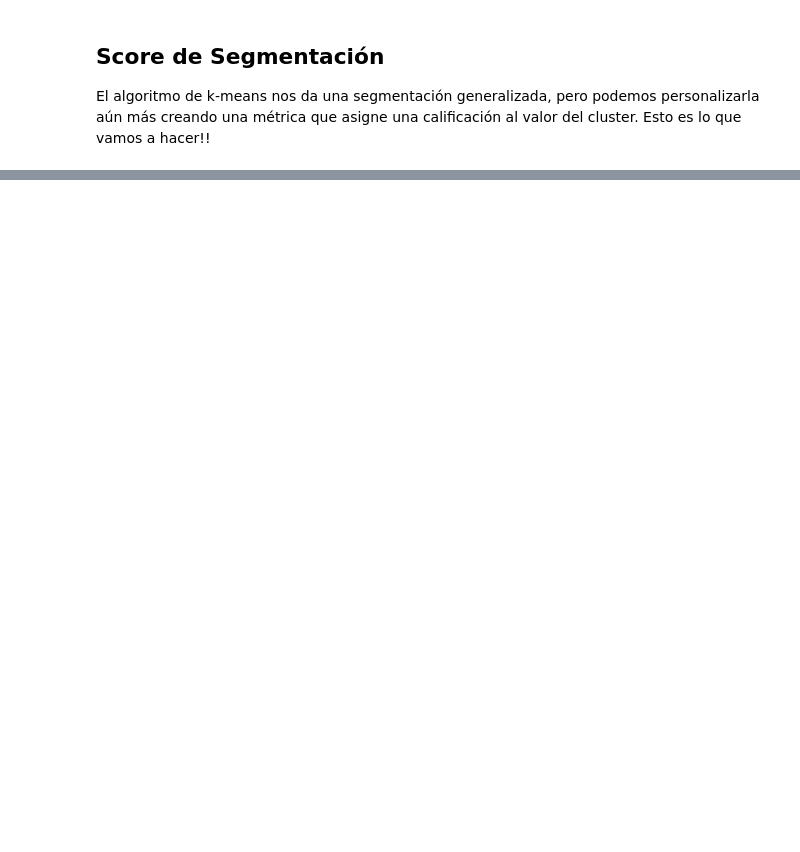
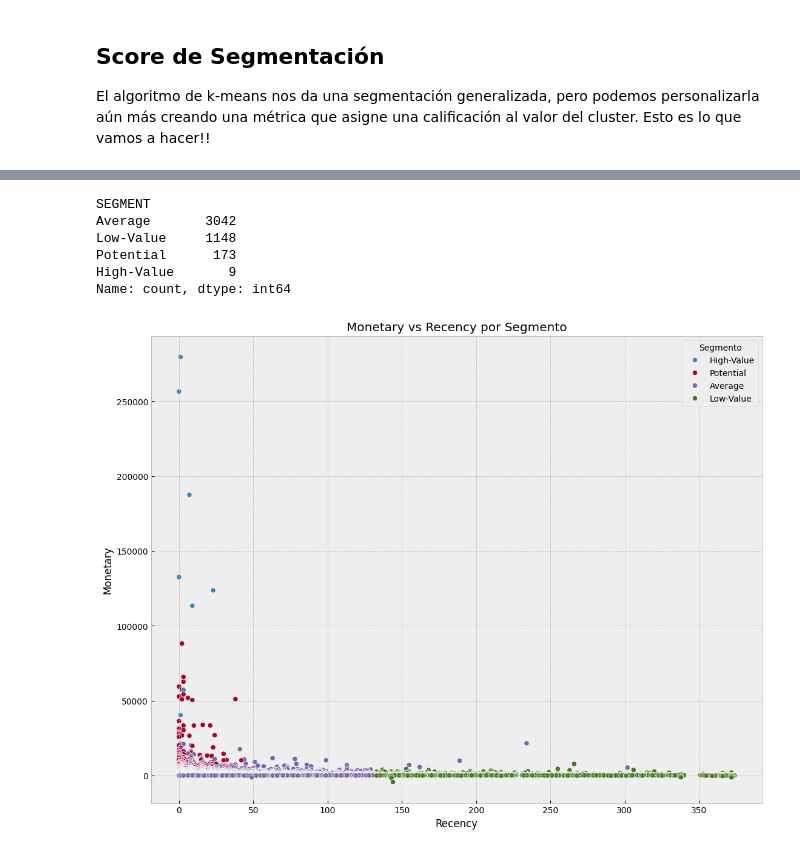
Before and after one commit to Benmaza/Benmaza, a Jupyter notebook: EBAC/Avance Proyecto/parte III/M30 Aprendizaje no Supervisado.ipynb, the cells around one changed output, grey strips where cells are left out. Saved outputs shown, nothing was run; the diff lists cells and outputs as text; code cells hidden in the pictures; blank space fills up the shorter version.

```diff
--- a/EBAC/Avance Proyecto/parte III/M30 Aprendizaje no Supervisado.ipynb
+++ b/EBAC/Avance Proyecto/parte III/M30 Aprendizaje no Supervisado.ipynb
@@ -324,15 +358,17 @@ ____
 # %%
 # Instanciar el algoritmo con 4 clusters para Monetary
-kmeans = ____
+kmeans = KMeans(n_clusters=4, random_state=1)
 
 # Entrenar el algoritmo
-____
+kmeans.fit(customer[['MONETARY']])
 
 # Obtener las predicciones
-customer['MONETARY_CLUSTER'] = ____
+customer['MONETARY_CLUSTER'] = kmeans.labels_
 
 # Ordenar los clusters ¿Como tienes que ordenar el cluster?
-customer = ____
+customer = order_cluster('MONETARY_CLUSTER', 'MONETARY', customer, True)
+
+customer = customer.sort_values(by='MONETARY', ascending=False)
 
 # Estadística Descriptiva de los clusters
-____
+customer.groupby('MONETARY_CLUSTER')['MONETARY'].describe()
@@ -341,7 +384,7 @@ ____
 <p>El algoritmo de k-means nos da una segmentación generalizada, pero podemos personalizarla aún más creando una métrica que asigne una calificación al valor del cluster. Esto es lo que vamos a hacer!!</p>
 # %%
 # Vamos a crear nuestro score sumando el valor de cada uno de los clusters
-customer['SCORE'] = ____ + ____ + ____
+customer['SCORE'] = customer['RECENCY_CLUSTER'] + customer['FREQUENCY_CLUSTER'] + customer['MONETARY_CLUSTER']
 
 # Obtener el promedio para cada una de las métricas de las calificaciones creadas (Score)
-____.mean()
+customer['SCORE'].mean()
@@ -349,15 +394,17 @@ ____.mean()
 # Crea una funcion que asigne lo siguiente:
 # Si score <= 1 entonces 'Low-Value', si score >1 y <=4 entonces 'Average', si score >4 y <=6 entonces 'Potential', por último si score >6 entonces 'High-Value'
 def segment(score):
-
-
-
-
-
-
+    if score <= 1:
+        return 'Low-Value'
+    elif score > 1 and score <= 4:
+        return 'Average'
+    elif score > 4 and score <= 6:
+        return 'Potential'
+    else:
+        return 'High-Value'
 
 # Crear una columna aplicando esta función al campo 'SCORE'
-customer['SEGMENT'] = ____
+customer['SEGMENT'] = customer['SCORE'].apply(segment)
 # %%
 # Vamos a dar un vistazo a la tabla final
 customer.head()
@@ -364,12 +418,27 @@ customer.head()
 # %%
 # Imprime la proporción o el total de clientes por segmento
-____
+customer['SEGMENT'].value_counts()
+# %% [output]
+SEGMENT
+Average       3042
+Low-Value     1148
+Potential      173
+High-Value       9
+Name: count, dtype: int64
 # %%
 # Define un estilo 'bmh'
-____
+plt.style.use('bmh')
 
 # Filtra los valores para RECENCY < 4000
-____
+filtered = customer[customer['RECENCY'] < 4000]
 
 # Crea un grafico de dispersion de 'MONETARY' VS 'RECENCY' por Segmento
-____
+plt.figure(figsize=(13,10))
+sns.scatterplot(data=filtered, x='RECENCY', y='MONETARY', hue='SEGMENT')
+plt.title('Monetary vs Recency por Segmento')
+plt.xlabel('Recency')
+plt.ylabel('Monetary')
+plt.legend(title='Segmento')
+plt.show()
+# %% [output]
+[figure, added]
```
Also changed, not shown: parts of 11 cells of this notebook, 8 other files.
